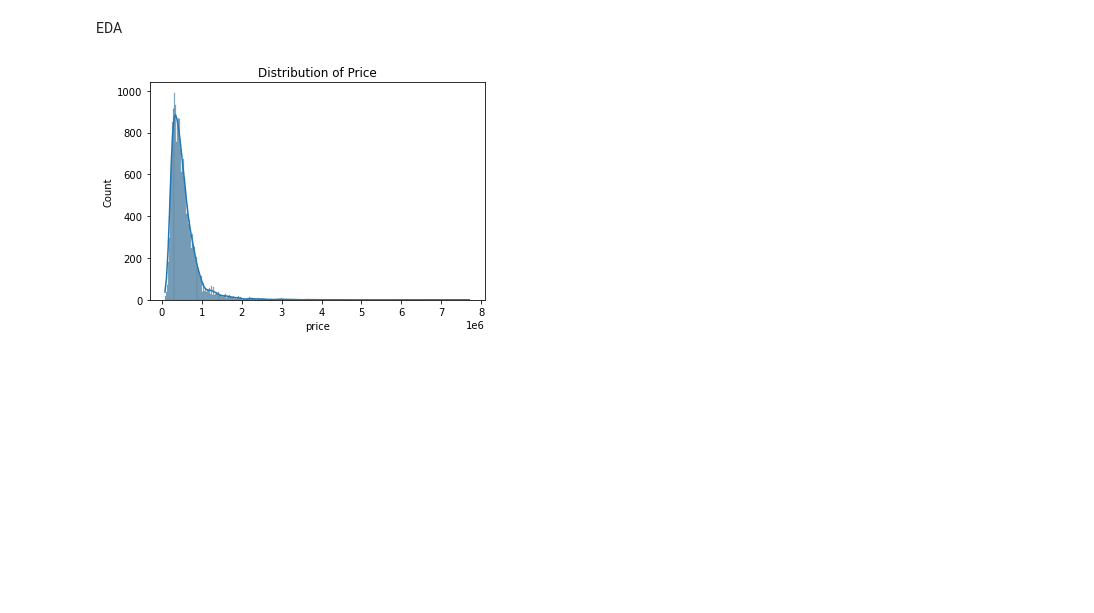
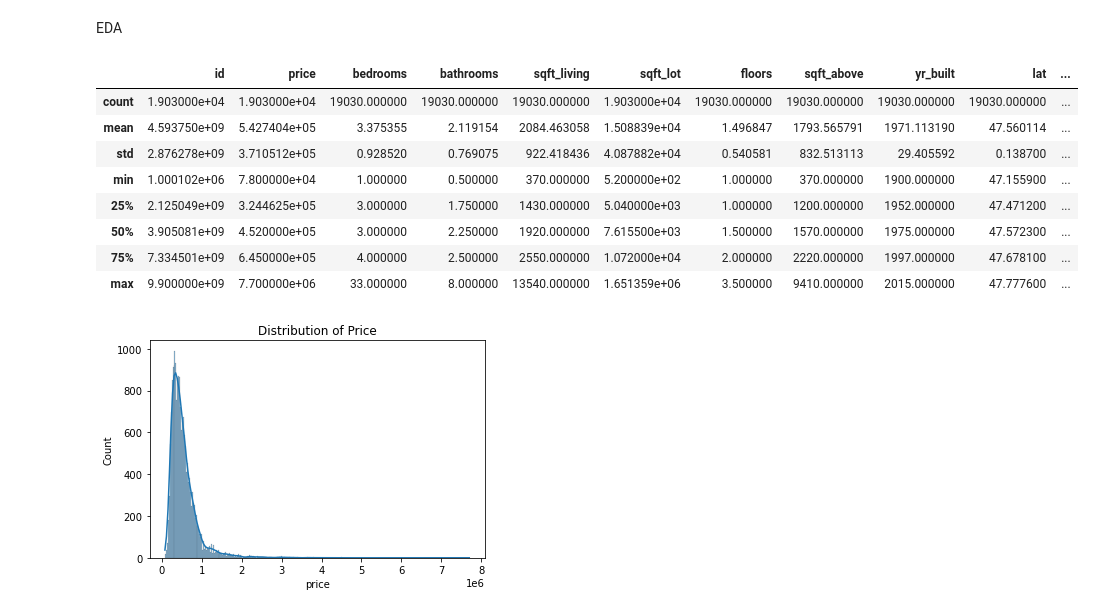
Before and after one commit to learn-co-curriculum/dsc-phase-2-project-v2-3, a Jupyter notebook: student.ipynb, the cells around one changed output. Drawn from its saved outputs; the diff is of its cells as text; code cells hidden in the pictures; blank space fills up the shorter version.

```diff
--- a/student.ipynb
+++ b/student.ipynb
@@ -221,6 +221,18 @@ print(df)
 duplicates = df[df['id'].duplicated()]
 # %% [markdown]
 EDA
+# %%
+df.describe()
+# %% [output]
+|  | id | price | bedrooms | bathrooms | sqft_living | sqft_lot | floors | sqft_above | yr_built | lat | ... |
+| count | 1.903000e+04 | 1.903000e+04 | 19030.000000 | 19030.000000 | 19030.000000 | 1.903000e+04 | 19030.000000 | 19030.000000 | 19030.000000 | 19030.000000 | ... |
+| mean | 4.593750e+09 | 5.427404e+05 | 3.375355 | 2.119154 | 2084.463058 | 1.508839e+04 | 1.496847 | 1793.565791 | 1971.113190 | 47.560114 | ... |
+| std | 2.876278e+09 | 3.710512e+05 | 0.928520 | 0.769075 | 922.418436 | 4.087882e+04 | 0.540581 | 832.513113 | 29.405592 | 0.138700 | ... |
+| min | 1.000102e+06 | 7.800000e+04 | 1.000000 | 0.500000 | 370.000000 | 5.200000e+02 | 1.000000 | 370.000000 | 1900.000000 | 47.155900 | ... |
+| 25% | 2.125049e+09 | 3.244625e+05 | 3.000000 | 1.750000 | 1430.000000 | 5.040000e+03 | 1.000000 | 1200.000000 | 1952.000000 | 47.471200 | ... |
+| 50% | 3.905081e+09 | 4.520000e+05 | 3.000000 | 2.250000 | 1920.000000 | 7.615500e+03 | 1.500000 | 1570.000000 | 1975.000000 | 47.572300 | ... |
+| 75% | 7.334501e+09 | 6.450000e+05 | 4.000000 | 2.500000 | 2550.000000 | 1.072000e+04 | 2.000000 | 2220.000000 | 1997.000000 | 47.678100 | ... |
+| max | 9.900000e+09 | 7.700000e+06 | 33.000000 | 8.000000 | 13540.000000 | 1.651359e+06 | 3.500000 | 9410.000000 | 2015.000000 | 47.777600 | ... |
 # %%
 import seaborn as sns
 sns.histplot(df['price'], kde=True)
```
Also changed, not shown: parts of 23 cells of this notebook.
